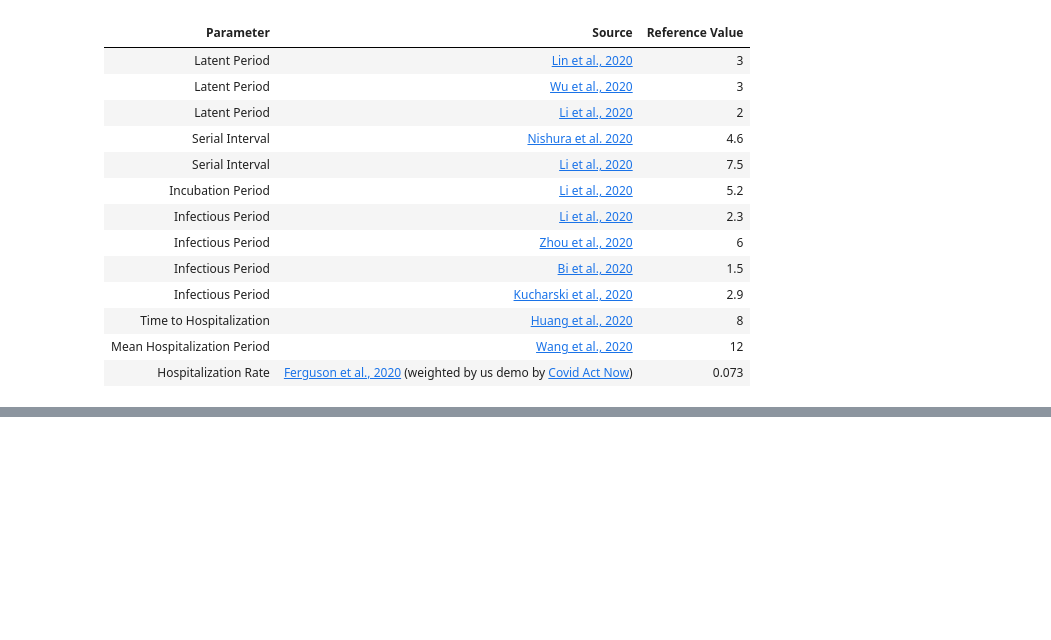
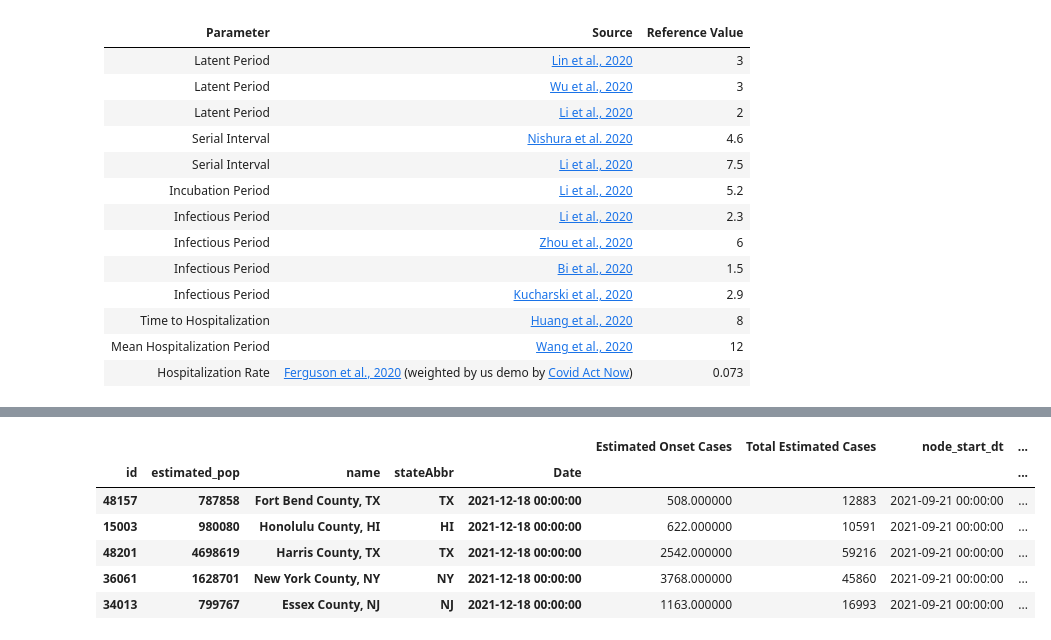
Before and after one commit to speediedan/covid19, a Jupyter notebook: covid19_county_level_EDA.ipynb, the cells around one changed output, grey strips where cells are left out. Saved outputs shown, nothing was run; the diff lists cells and outputs as text; code cells hidden in the pictures; blank space fills up the shorter version.

```diff
--- a/covid19_county_level_EDA.ipynb
+++ b/covid19_county_level_EDA.ipynb
@@ -70,7 +137,15 @@ rt_df, viz_df_instances, status_df, county_date_instances = covid_utils.prep_das
 # %%
 # feel free to explore the data using the dataframes generated above
 # e.g.:
-# view 5 largest confirmed % infected
-s = status_df.nlargest(5, 'confirmed %infected')
-s = s.style.apply(covid_utils.color_mask, subset=['confirmed %infected'], thresh=0.9)
+# view 5 largest Rt
+s = status_df.nlargest(5, 'Rt')
+s = s.style.apply(covid_utils.color_mask, subset=['Rt'], thresh=1.0)
 display(s)
+# %% [output]
+|  |  |  |  |  | Estimated Onset Cases | Total Estimated Cases | node_start_dt | ... |
+| id | estimated_pop | name | stateAbbr | Date |  |  |  | ... |
+| 48157 | 787858 | Fort Bend County, TX | TX | 2021-12-18 00:00:00 | 508.000000 | 12883 | 2021-09-21 00:00:00 | ... |
+| 15003 | 980080 | Honolulu County, HI | HI | 2021-12-18 00:00:00 | 622.000000 | 10591 | 2021-09-21 00:00:00 | ... |
+| 48201 | 4698619 | Harris County, TX | TX | 2021-12-18 00:00:00 | 2542.000000 | 59216 | 2021-09-21 00:00:00 | ... |
+| 36061 | 1628701 | New York County, NY | NY | 2021-12-18 00:00:00 | 3768.000000 | 45860 | 2021-09-21 00:00:00 | ... |
+| 34013 | 799767 | Essex County, NJ | NJ | 2021-12-18 00:00:00 | 1163.000000 | 16993 | 2021-09-21 00:00:00 | ... |
```
Also changed, not shown: parts of 5 cells of this notebook, 2 other files.
